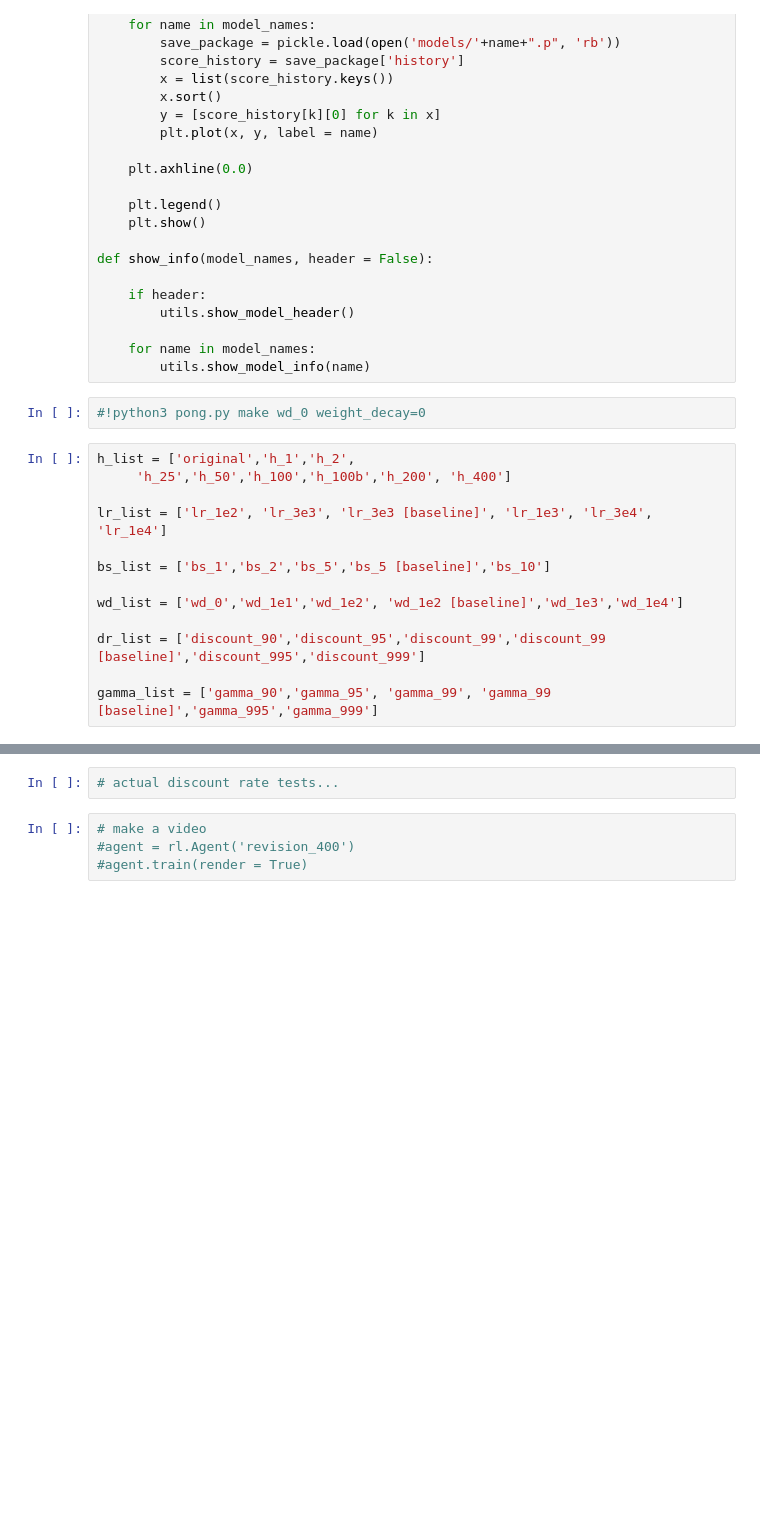
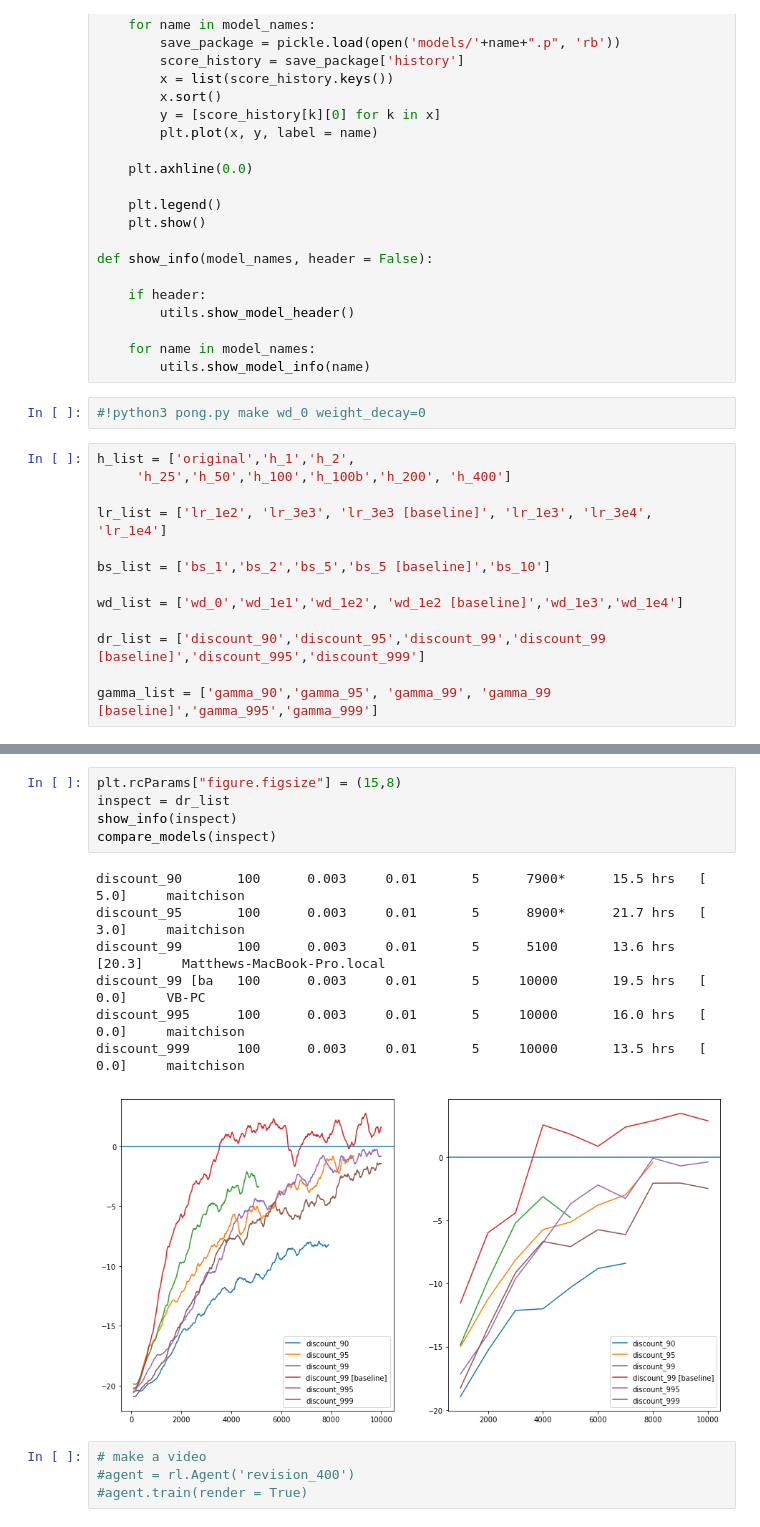
Before and after one commit to maitchison/pong, a Jupyter notebook: PONG eval.ipynb, the cells around one changed output, grey strips where cells are left out. Saved outputs shown, nothing was run; the diff lists cells and outputs as text; blank space fills up the shorter version.

```diff
--- a/PONG eval.ipynb
+++ b/PONG eval.ipynb
@@ -206,8 +208,19 @@ gamma_99          100      0.003     0.01       5      2100*      13.6 hrs   [16
 gamma_99 [basel   100      0.003     0.01       5     10000       19.5 hrs   [ 0.0]     VB-PC
 gamma_995         100      0.003     0.01       5         0        0.0 hrs   [ 0.0]     n/a
 gamma_999         100      0.003     0.01       5         0        0.0 hrs   [ 0.0]     n/a
-# %%
-# actual discount rate tests...
+# %%
+plt.rcParams["figure.figsize"] = (15,8)
+inspect = dr_list
+show_info(inspect)
+compare_models(inspect)
+# %% [output]
+discount_90       100      0.003     0.01       5      7900*      15.5 hrs   [ 5.0]     maitchison
+discount_95       100      0.003     0.01       5      8900*      21.7 hrs   [ 3.0]     maitchison
+discount_99       100      0.003     0.01       5      5100       13.6 hrs   [20.3]     Matthews-MacBook-Pro.local
+discount_99 [ba   100      0.003     0.01       5     10000       19.5 hrs   [ 0.0]     VB-PC
+discount_995      100      0.003     0.01       5     10000       16.0 hrs   [ 0.0]     maitchison
+discount_999      100      0.003     0.01       5     10000       13.5 hrs   [ 0.0]     maitchison
+[figure, added]
 # %%
 # make a video
 #agent = rl.Agent('revision_400')
```
Also changed, not shown: parts of 3 cells of this notebook, 2 other files.
